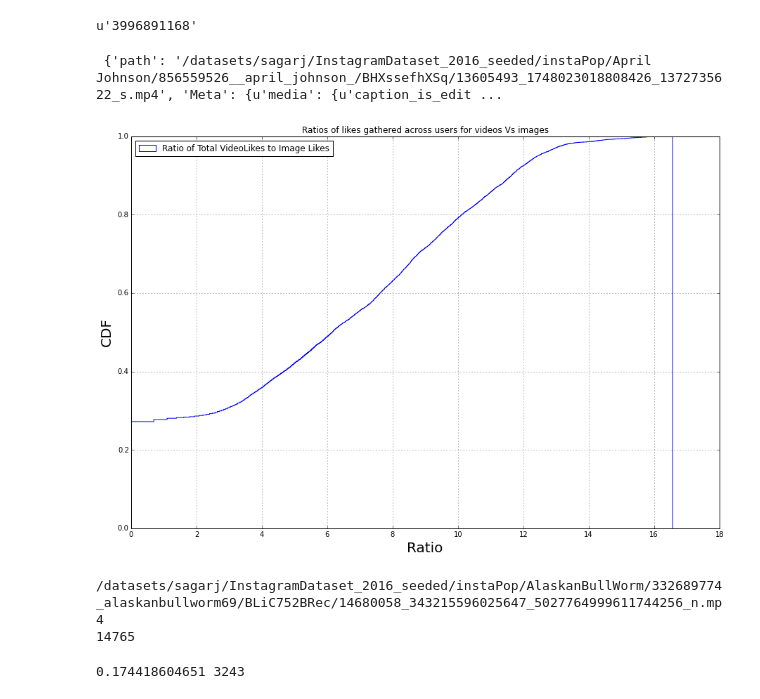
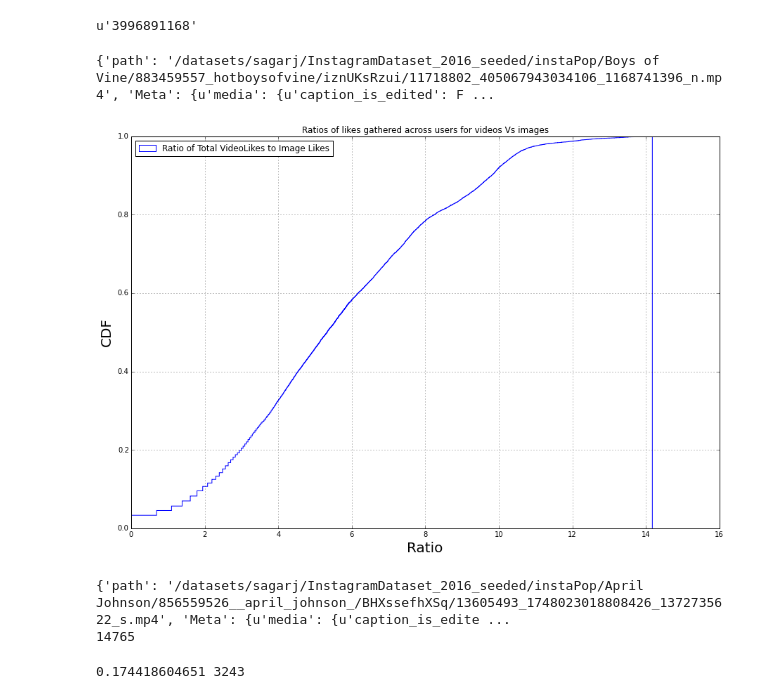
Before and after one commit to sagarjoglekar/instaCrawlAnalyze, a Jupyter notebook: Notebooks/CrawlInsta.ipynb, the cells around one changed output. Cells and saved outputs as stored; diff of their text form; code cells hidden in the pictures.

```diff
--- a/Notebooks/CrawlInsta.ipynb
+++ b/Notebooks/CrawlInsta.ipynb
@@ -187,9 +187,9 @@ for u in verifiedUsers:
     vidToImgLikes.append((vidLikes/imgLikes))
     vidToImg.append((vidLikes/vids)/(imgLikes/imgs))
 # %%
-print vidPosts[vidPosts.keys()[1]] , vidPosts.keys()[1]
+print vidPosts[vidPosts.keys()[9]] , vidPosts.keys()[1]
 # %% [output]
- {'path': '/datasets/sagarj/InstagramDataset_2016_seeded/instaPop/April Johnson/856559526__april_johnson_/BHXssefhXSq/13605493_1748023018808426_1372735622_s.mp4', 'Meta': {u'media': {u'caption_is_edit ...
+{'path': '/datasets/sagarj/InstagramDataset_2016_seeded/instaPop/Boys of Vine/883459557_hotboysofvine/iznUKsRzui/11718802_405067943034106_1168741396_n.mp4', 'Meta': {u'media': {u'caption_is_edited': F ...
 # %%
 vidLikes = []
 vidViews = []
@@ -203,15 +203,15 @@ vidViews  = [1 if i < 1 else i for i in vidViews]
 # %%
 fig, ax = plt.subplots()
 fig.set_size_inches(15, 10)
-plt.hist(np.log(vidViews), 10000, normed=1,histtype='step', cumulative=True,linewidth = 1.0)
+plt.hist(np.log(vidLikes), 10000, normed=1,histtype='step', cumulative=True,linewidth = 1.0)
 plt.title("Ratios of likes gathered across users for videos Vs images")
 plt.xlabel("Ratio",fontsize = 20)
 plt.ylabel("CDF",fontsize = 20)
 plt.legend(['Ratio of Total VideoLikes to Image Likes ' , 'Ratio of Likes per video to Likes per image'], loc='upper left')
 plt.grid()
 plt.show()
 # %% [output]
-[figure, old version]
+[figure, new version]
 # %%
 # print verifiedUsers[verifiedUsers.keys()[102]]['Meta']['user']['id']
 # print verifiedUsers[verifiedUsers.keys()[102]]['Meta']['user']['username']
@@ -219,10 +219,10 @@ plt.show()
 
 # print verifiedPosts[1]['path']
 
-print vidPosts[1]['path']
+print vidPosts[vidPosts.keys()[1]]
 print len(vidPosts)
 # %% [output]
-/datasets/sagarj/InstagramDataset_2016_seeded/instaPop/AlaskanBullWorm/332689774_alaskanbullworm69/BLiC752BRec/14680058_343215596025647_5027764999611744256_n.mp4
+{'path': '/datasets/sagarj/InstagramDataset_2016_seeded/instaPop/April Johnson/856559526__april_johnson_/BHXssefhXSq/13605493_1748023018808426_1372735622_s.mp4', 'Meta': {u'media': {u'caption_is_edite ...
 14765
 # %%
 vidToImgLikes = [min(i,10.0) for i in vidToImgLikes]
```
Also changed, not shown: parts of 32 cells of this notebook, 3 other files.
